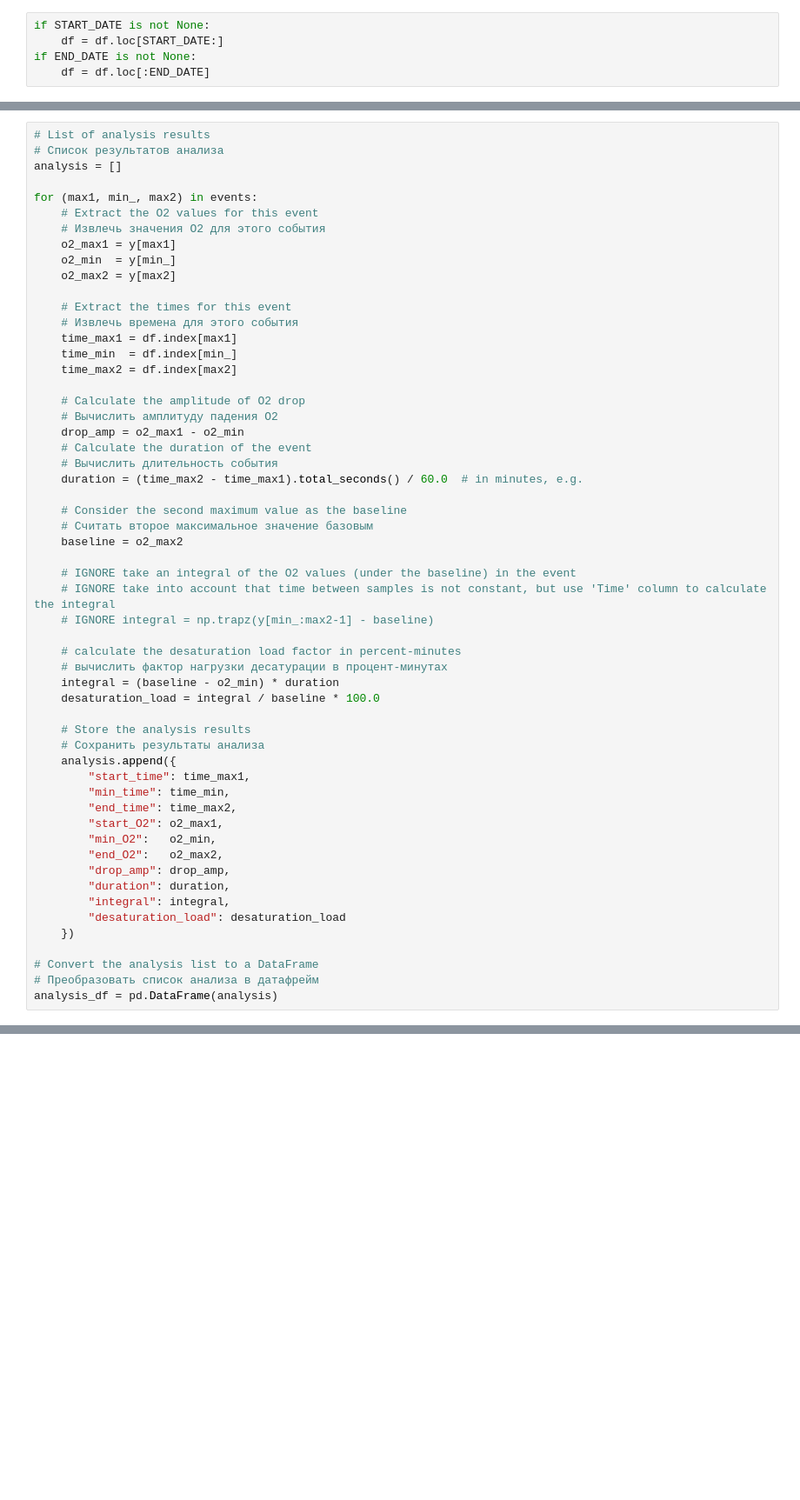
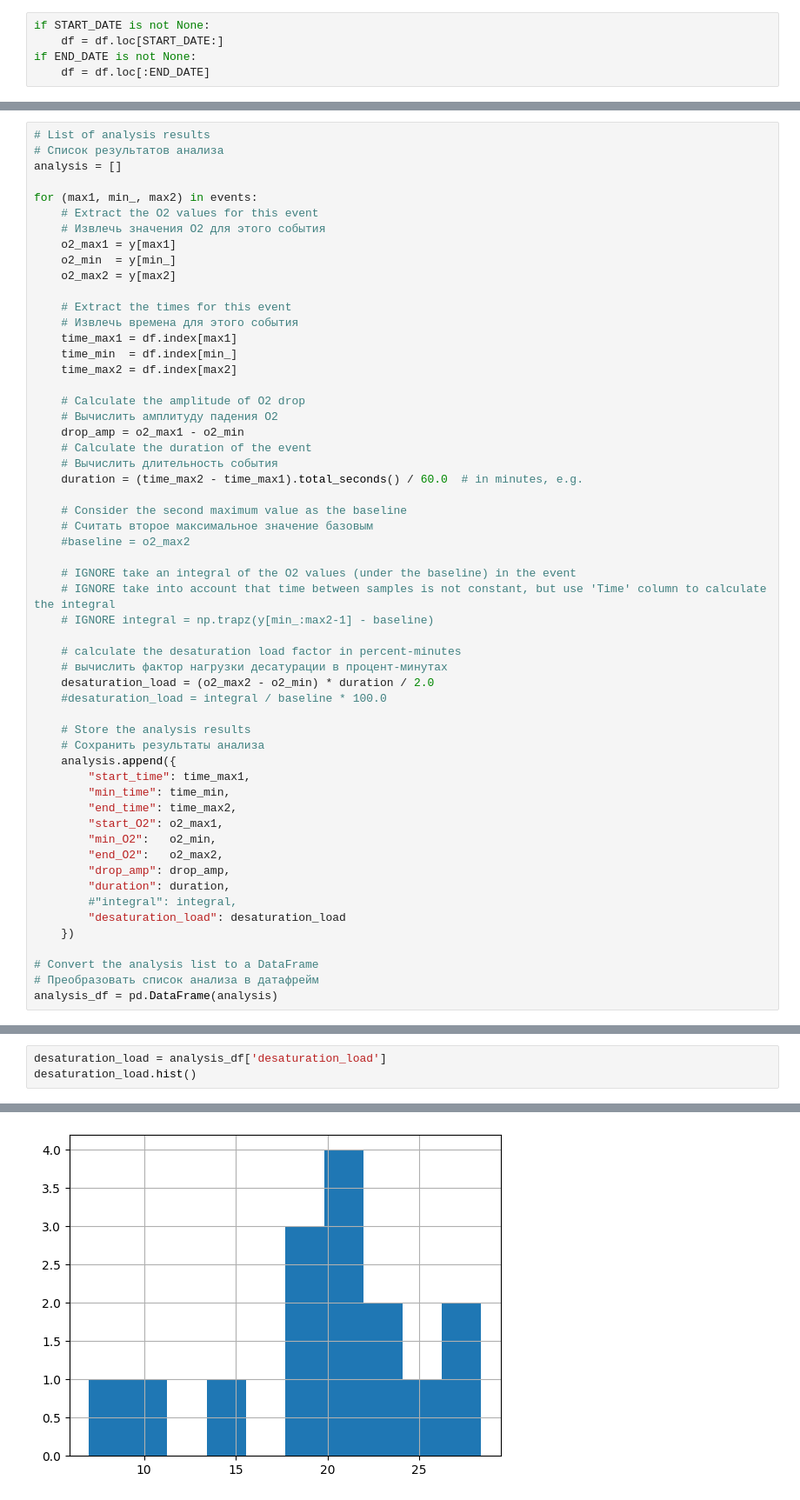
Before and after one commit to abbbe/bbp_o2, a Jupyter notebook: main.ipynb, the cells around one changed output, grey strips where cells are left out. Shown: that part at 87% size. Cells and saved outputs as stored; diff of their text form; blank space fills up the shorter version.

```diff
--- a/main.ipynb
+++ b/main.ipynb
@@ -157,7 +239,7 @@ for (max1, min_, max2) in events:
 
     # Consider the second maximum value as the baseline
     # Считать второе максимальное значение базовым
-    baseline = o2_max2
+    #baseline = o2_max2
 
     # IGNORE take an integral of the O2 values (under the baseline) in the event
     # IGNORE take into account that time between samples is not constant, but use 'Time' column to calculate the integral
@@ -165,8 +247,8 @@ for (max1, min_, max2) in events:
 
     # calculate the desaturation load factor in percent-minutes
     # вычислить фактор нагрузки десатурации в процент-минутах
-    integral = (baseline - o2_min) * duration
-    desaturation_load = integral / baseline * 100.0
+    desaturation_load = (o2_max2 - o2_min) * duration / 2.0
+    #desaturation_load = integral / baseline * 100.0
 
     # Store the analysis results
     # Сохранить результаты анализа
@@ -179,7 +261,7 @@ for (max1, min_, max2) in events:
         "end_O2":   o2_max2,
         "drop_amp": drop_amp,
         "duration": duration,
-        "integral": integral,
+        #"integral": integral,
         "desaturation_load": desaturation_load
     })
 
@@ -212,0 +296,4 @@ plt.show()
+# %%
+desaturation_load = analysis_df['desaturation_load']
+desaturation_load.hist()
+# %% [output]
@@ -212,0 +301 @@ plt.show()
+[figure, added]
```
Also changed, not shown: parts of 28 cells of this notebook.
